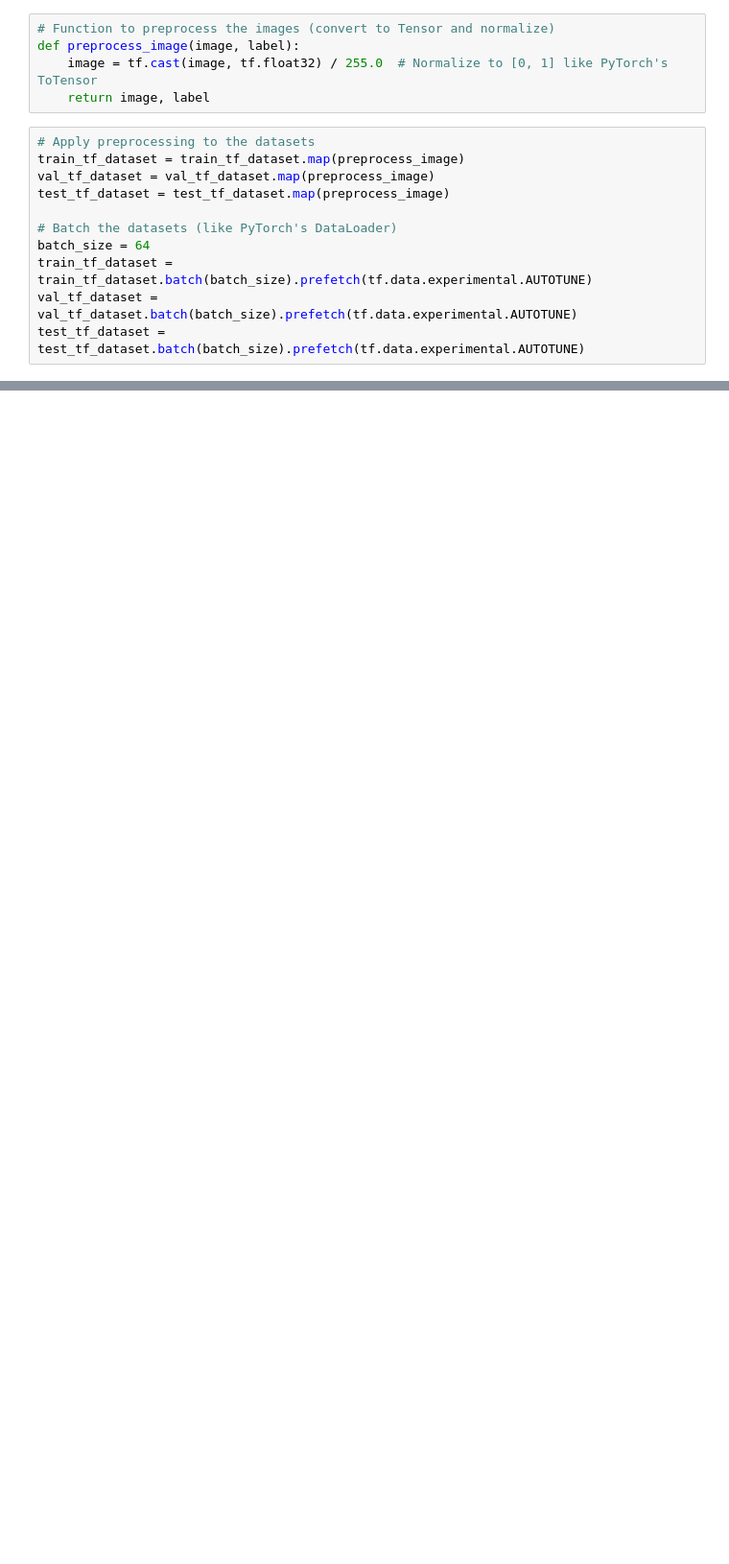
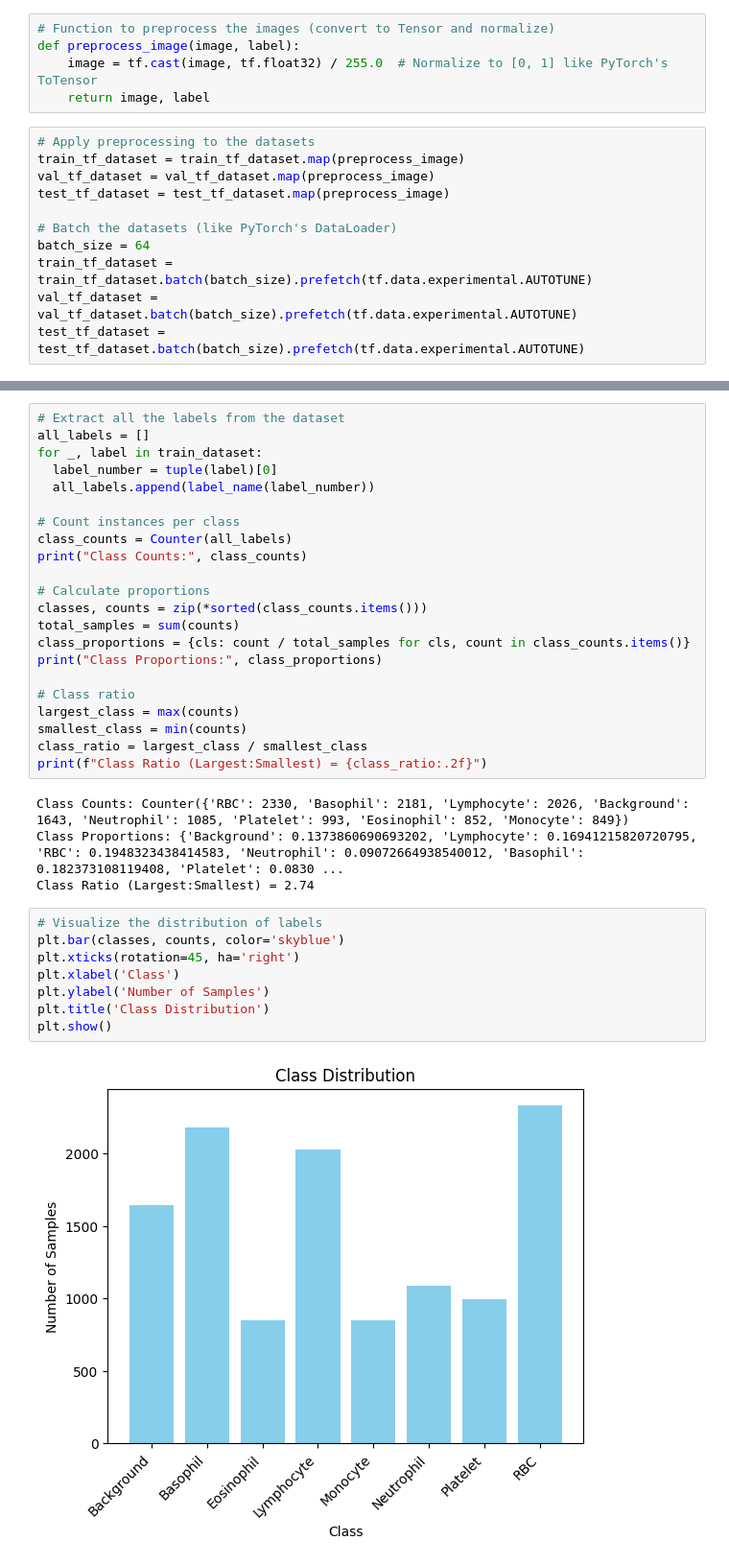
Before and after one commit to Nilsvanesostos/BloodMNIST, a Jupyter notebook: BloodMNIST.ipynb, the cells around one changed output, grey strips where cells are left out. Shown at 96% size. Cells and saved outputs as stored; diff of their text form; blank space fills up the shorter version.

```diff
--- a/BloodMNIST.ipynb
+++ b/BloodMNIST.ipynb
@@ -92 +107,37 @@ for images, labels in train_tf_dataset.take(1):
+# %%
+# Extract all the labels from the dataset
+all_labels = []
+for _, label in train_dataset:
+  label_number = tuple(label)[0]
+  all_labels.append(label_name(label_number))
+
+# Count instances per class
+class_counts = Counter(all_labels)
+print("Class Counts:", class_counts)
+
+# Calculate proportions
+classes, counts = zip(*sorted(class_counts.items()))
+total_samples = sum(counts)
+class_proportions = {cls: count / total_samples for cls, count in class_counts.items()}
+print("Class Proportions:", class_proportions)
+
+# Class ratio
+largest_class = max(counts)
+smallest_class = min(counts)
+class_ratio = largest_class / smallest_class
+print(f"Class Ratio (Largest:Smallest) = {class_ratio:.2f}")
+# %% [output]
+Class Counts: Counter({'RBC': 2330, 'Basophil': 2181, 'Lymphocyte': 2026, 'Background': 1643, 'Neutrophil': 1085, 'Platelet': 993, 'Eosinophil': 852, 'Monocyte': 849})
+Class Proportions: {'Background': 0.1373860690693202, 'Lymphocyte': 0.16941215820720795, 'RBC': 0.1948323438414583, 'Neutrophil': 0.09072664938540012, 'Basophil': 0.182373108119408, 'Platelet': 0.0830 ...
+Class Ratio (Largest:Smallest) = 2.74
+# %%
+# Visualize the distribution of labels
+plt.bar(classes, counts, color='skyblue')
+plt.xticks(rotation=45, ha='right')
+plt.xlabel('Class')
+plt.ylabel('Number of Samples')
+plt.title('Class Distribution')
+plt.show()
+# %% [output]
+[figure, added]
 # %% [markdown]
```
Also changed, not shown: parts of 31 cells of this notebook.
